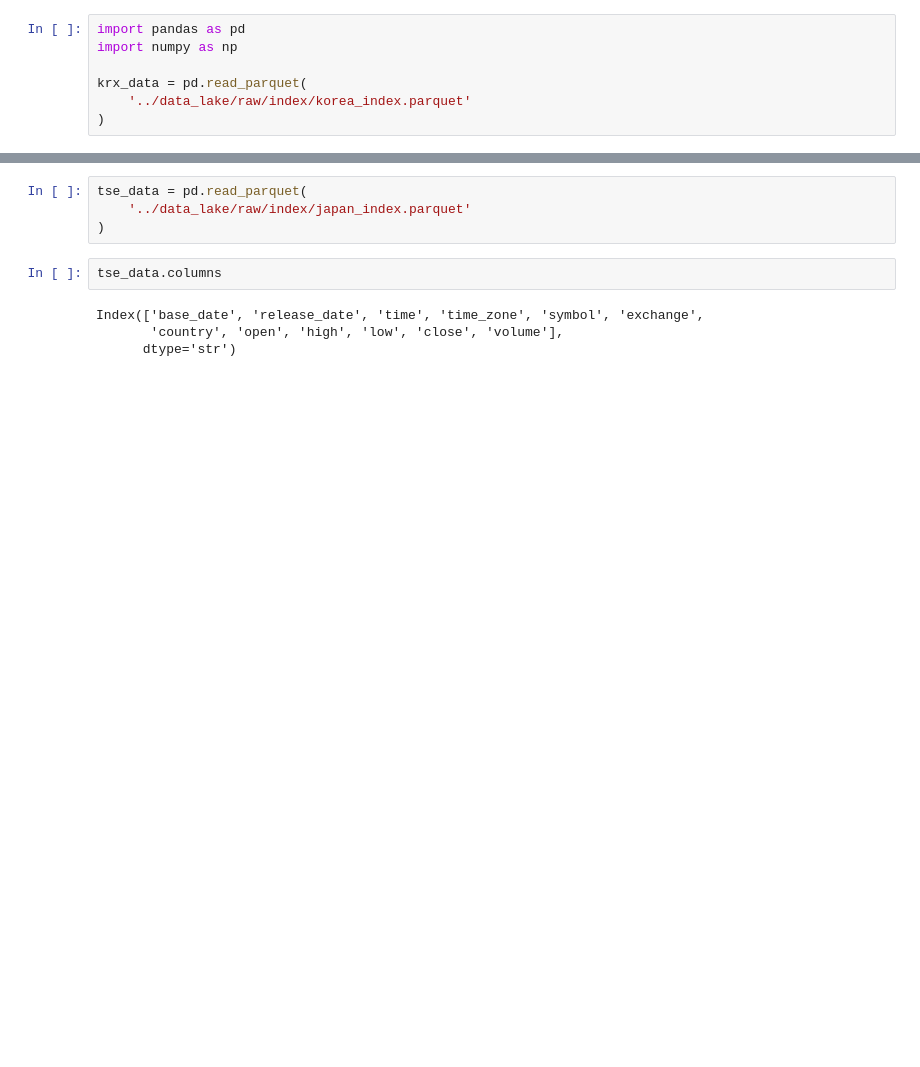
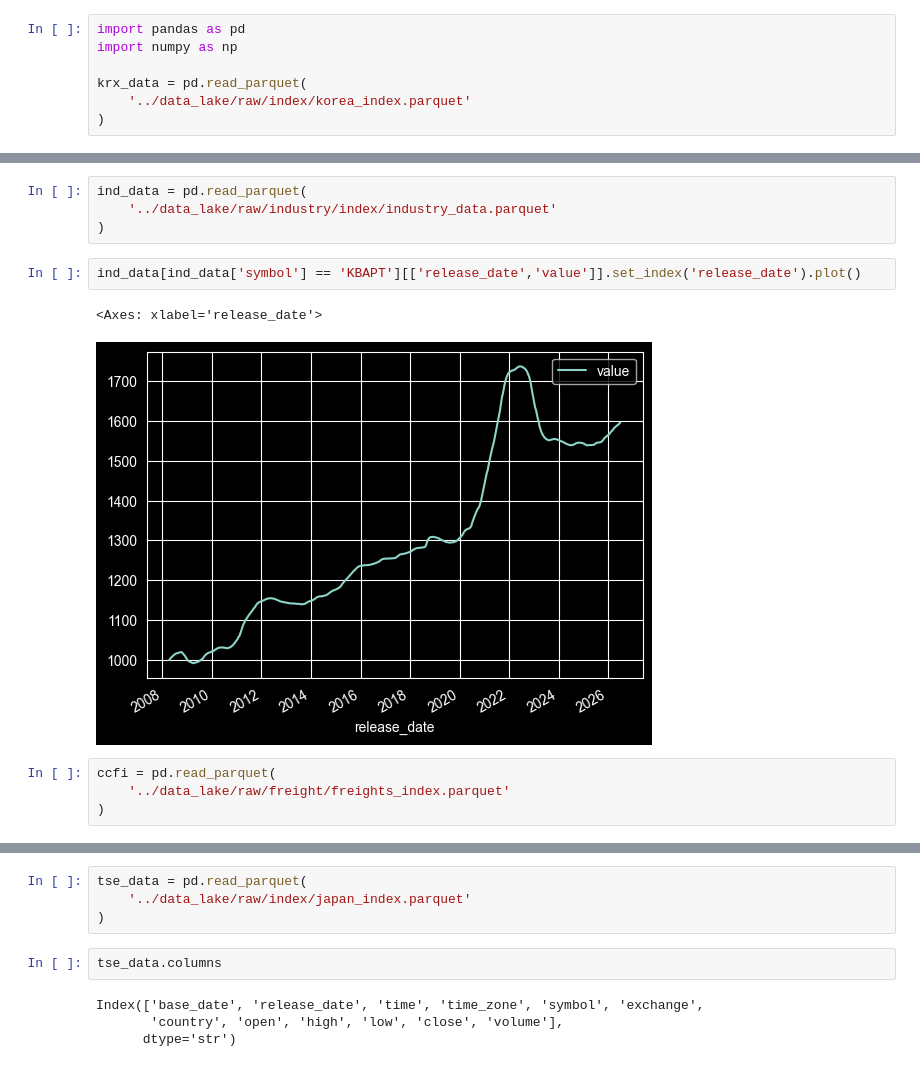
Before and after one commit to Tommylee1013/FinancialData, a Jupyter notebook: Notes/data_valid.ipynb, the cells around one changed output, grey strips where cells are left out. Saved outputs shown, nothing was run; the diff lists cells and outputs as text; blank space fills up the shorter version.

```diff
--- a/Notes/data_valid.ipynb
+++ b/Notes/data_valid.ipynb
@@ -23,0 +24,13 @@ krx_data
+# %%
+ind_data = pd.read_parquet(
+    '../data_lake/raw/industry/index/industry_data.parquet'
+)
+# %%
+ind_data[ind_data['symbol'] == 'KBAPT'][['release_date','value']].set_index('release_date').plot()
+# %% [output]
+<Axes: xlabel='release_date'>
+[figure, added]
+# %%
+ccfi = pd.read_parquet(
+    '../data_lake/raw/freight/freights_index.parquet'
+)
```
Also changed, not shown: parts of 10 cells of this notebook, 44 other files.
